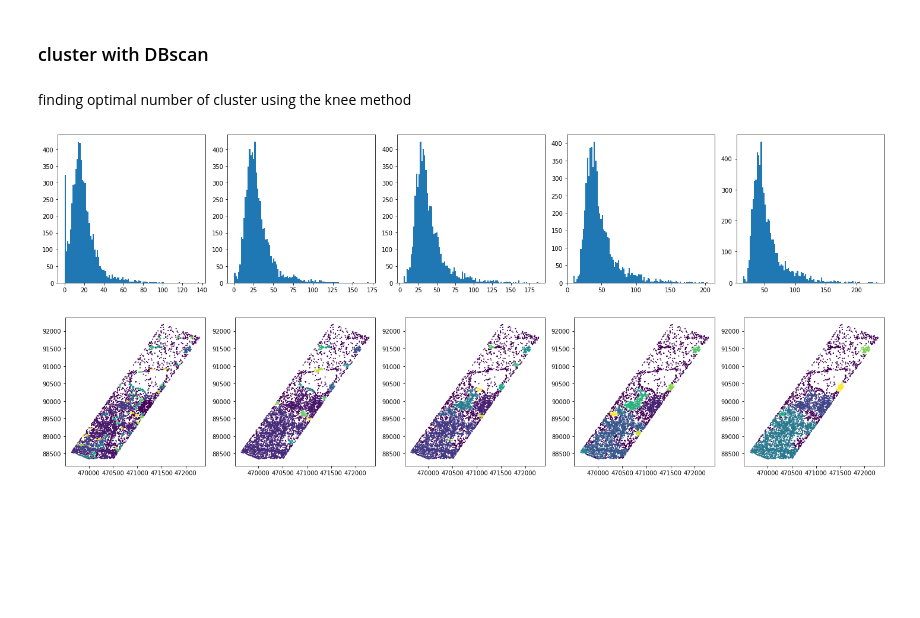
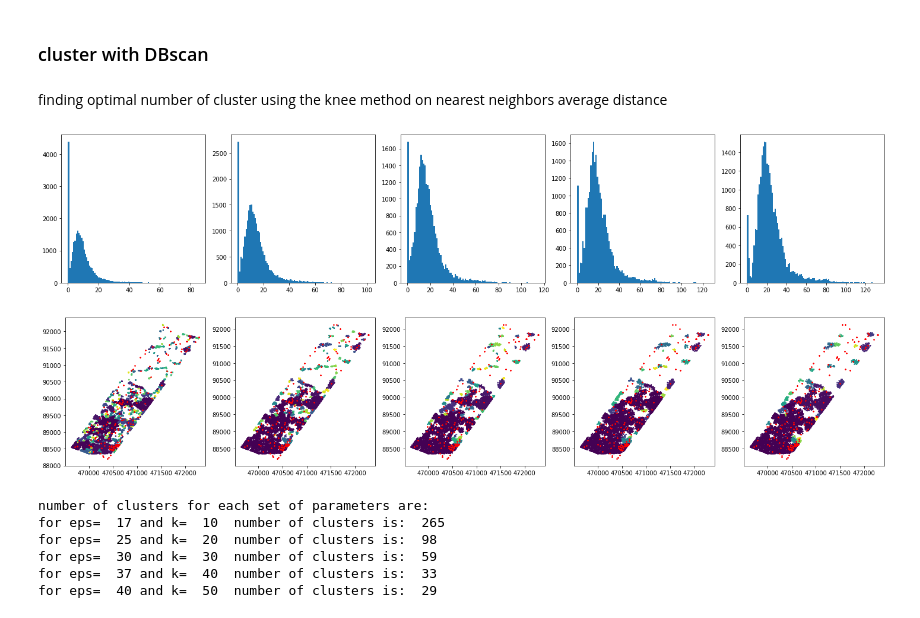
Before and after one commit to orenltr/gis_dev, a Jupyter notebook: HW3/Ex4/ex4_notebook.ipynb, the cells around one changed output. Saved outputs shown, nothing was run; the diff lists cells and outputs as text; code cells hidden in the pictures; blank space fills up the shorter version.

```diff
--- a/HW3/Ex4/ex4_notebook.ipynb
+++ b/HW3/Ex4/ex4_notebook.ipynb
@@ -134,0 +133,11 @@ visualize result
+# %%
+km = KMeans(n_clusters=15)
+km.fit_predict(flickr[['X','Y']])
+
+flickr['cluster'] = km.labels_
+plt.figure(figsize=(12,8))
+ax = flickr.plot(c=km.labels_, markersize=0.1)
+
+plt.scatter(km.cluster_centers_[:,0],km.cluster_centers_[:,1],color='blue',marker= 'X', s=5)
+NYU_POIs.plot(ax=ax,color='red',marker= 'x', markersize=5)
+plt.show()
@@ -150,9 +165,9 @@ plt.show()
 # %% [markdown]
 ### cluster with DBscan
 # %% [markdown]
-finding optimal number of cluster using the knee method
+finding optimal number of cluster using the knee method on nearest neighbors average distance
 # %%
-flickr_small =flickr.sample(frac = 0.05)
+flickr_small =flickr.sample(frac = 0.20)
 flickr_small = flickr_small.to_crs({'init': 'epsg:32116'})
 flickr_small['X'] = flickr_small.geometry.values.x
 flickr_small['Y'] = flickr_small.geometry.values.y
@@ -171,19 +186,27 @@ for i in range(5):
     c = c+1
 fig.tight_layout()
 # %% [output]
-[figure, old version]
+[figure, new version]
+# %%
+NYU_POIs = NYU_POIs.to_crs({'init': 'epsg:32116'})
 # %%
 fig, axs = plt.subplots(nrows=1, ncols=5,sharey=True, figsize=(20,4))
-eps = [30,50,55,60,75]
-# eps = [100,100,100,100,100]
+eps = [17, 25, 30, 37, 40]
 c=1
+num_of_clusters = []
 for i in range(5):
     plt.subplot(1,5,c)
     db = DBSCAN(eps = eps[i], min_samples = k[i]).fit(flickr_small[['X','Y']].values)
-    # flickr_small.plot(c=db.labels_, markersize=1)
-    plt.scatter(flickr_small['X'],flickr_small['Y'], c=db.labels_, s=1)
-    # axs[i] = plt.hist(avg_k_nearest_distances,100)
+    flickr_small['label'] = db.labels_
+    # remove the points labeled as noise from the result
+    not_noise_indices = flickr_small['label']!=-1
+    flickr_small_without_noise = flickr_small[not_noise_indices]
+    num_of_clusters.append(max(flickr_small_without_noise['label']))
+    # plot result
+    plt.scatter(flickr_small_without_noise['X'],flickr_small_without_noise['Y'], c=flickr_small_without_noise['label'], s=1)
+    plt.scatter(NYU_POIs.geometry.values.x,NYU_POIs.geometry.values.y,s=3,c='red',marker='x')
     c = c+1
+
 fig.tight_layout()
 # %% [output]
-[figure, old version]
+[figure, new version]
@@ -189,0 +215,11 @@ fig.tight_layout()
+# %%
+print('number of clusters for each set of parameters are:')
+for i in range(5):
+    print('for eps= ',eps[i],'and k= ',k[i],' number of clusters is: ',num_of_clusters[i])
+# %% [output]
+number of clusters for each set of parameters are:
+for eps=  17 and k=  10  number of clusters is:  265
+for eps=  25 and k=  20  number of clusters is:  98
+for eps=  30 and k=  30  number of clusters is:  59
+for eps=  37 and k=  40  number of clusters is:  33
+for eps=  40 and k=  50  number of clusters is:  29
```
Also changed, not shown: parts of 18 cells of this notebook, 1 other file.
